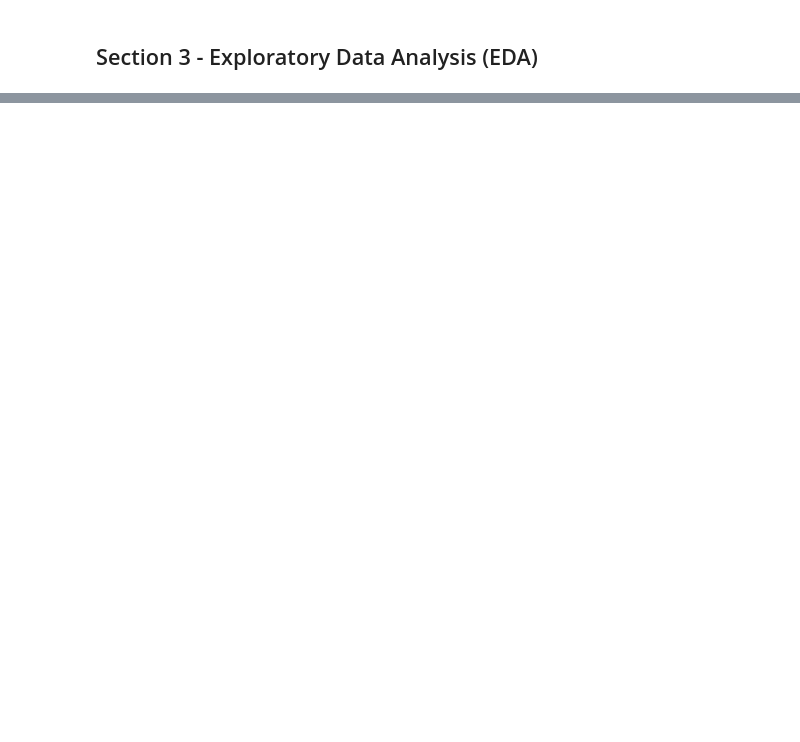
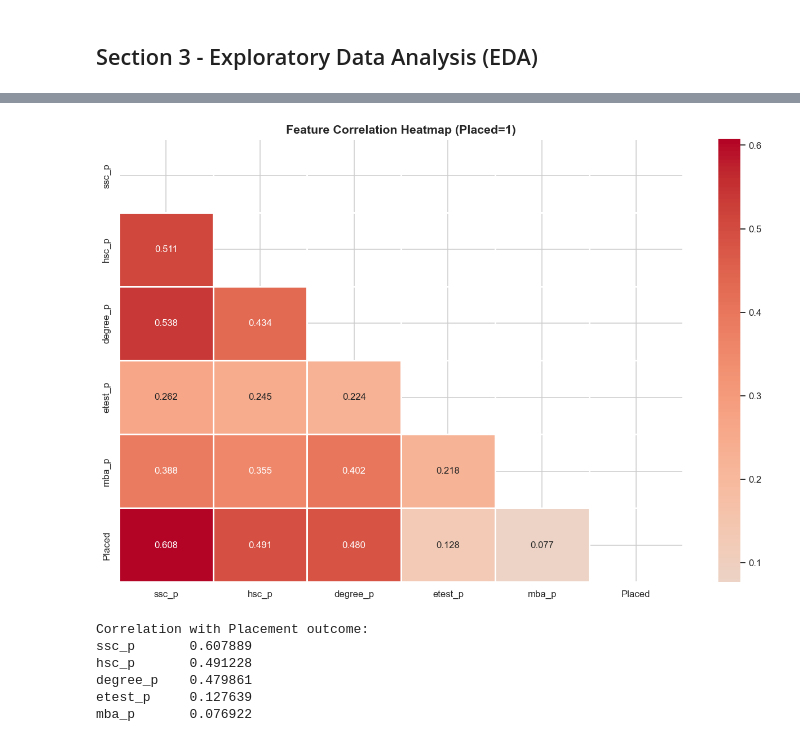
Before and after one commit to himanshu-jadhav108/Student-Placement-Predictor, a Jupyter notebook: Notebook/notebook.ipynb, the cells around one changed output, grey strips where cells are left out. Drawn from its saved outputs; the diff is of its cells as text; code cells hidden in the pictures; blank space fills up the shorter version.

```diff
--- a/Notebook/notebook.ipynb
+++ b/Notebook/notebook.ipynb
@@ -132,0 +244,25 @@ Placement Rate: 68.8%
+# %%
+# 3.5 Correlation Analysis
+
+fig, ax = plt.subplots(figsize=(12, 8))
+numeric_df = df[num_feats + ['status']].copy()
+numeric_df['Placed'] = (numeric_df['status'] == 'Placed').astype(int)
+numeric_df = numeric_df.drop(columns='status')
+
+corr = numeric_df.corr()
+mask = np.triu(np.ones_like(corr, dtype=bool))
+sns.heatmap(corr, mask=mask, annot=True, fmt='.3f', cmap='coolwarm',
+            center=0, linewidths=0.8, ax=ax, annot_kws={'size':11})
+ax.set_title('Feature Correlation Heatmap (Placed=1)', fontweight='bold', fontsize=14)
+plt.tight_layout(); plt.show()
+
+print('Correlation with Placement outcome:')
+print(corr['Placed'].drop('Placed').sort_values(ascending=False).to_string())
+# %% [output]
+[figure, added]
+Correlation with Placement outcome:
+ssc_p       0.607889
+hsc_p       0.491228
+degree_p    0.479861
+etest_p     0.127639
+mba_p       0.076922
```
Also changed, not shown: parts of 4 cells of this notebook.
